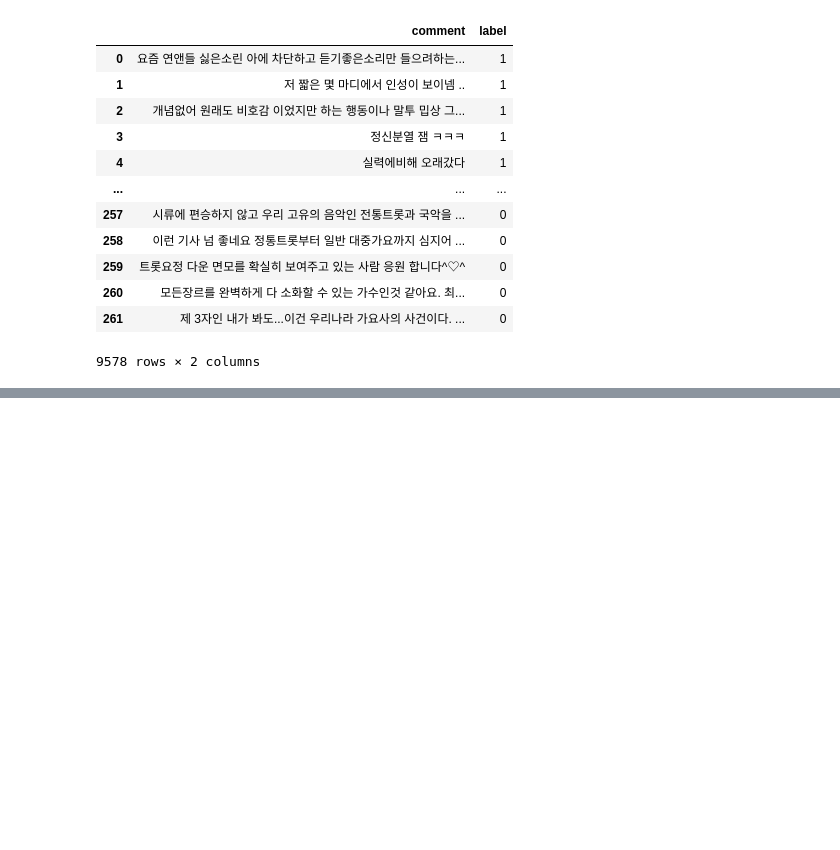
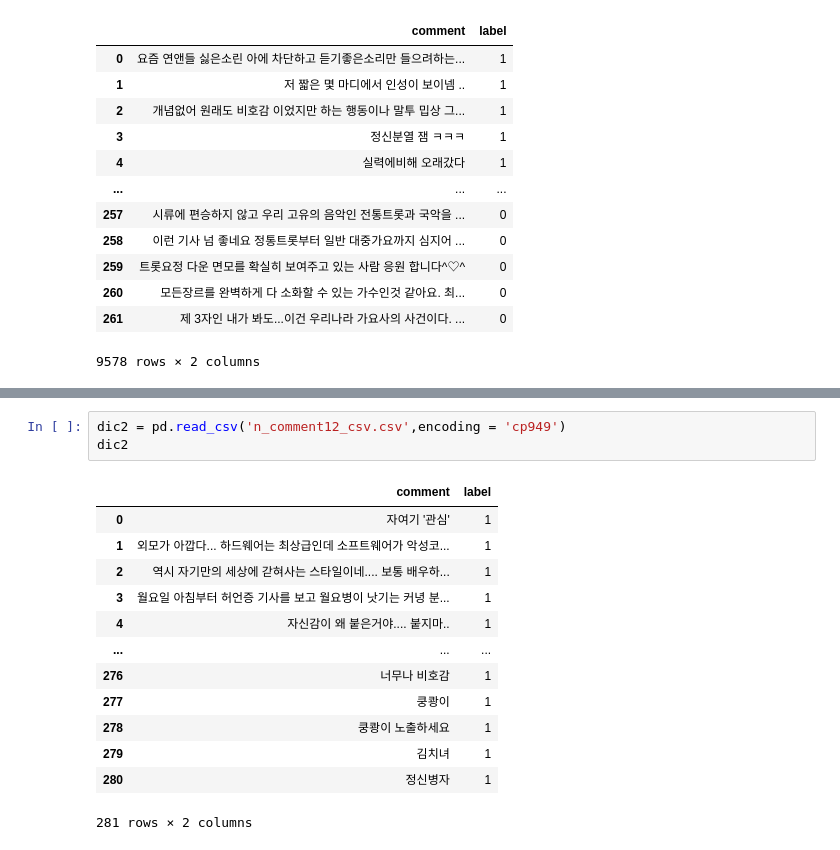
Before and after one commit to sooyeon-go/grad_project, a Jupyter notebook: comment_crawling_r/comment2_csv.ipynb, the cells around one changed output, grey strips where cells are left out. Saved outputs shown, nothing was run; the diff lists cells and outputs as text; blank space fills up the shorter version.

```diff
--- a/comment_crawling_r/comment2_csv.ipynb
+++ b/comment_crawling_r/comment2_csv.ipynb
@@ -143,0 +162,17 @@ fi
+# %%
+dic2 = pd.read_csv('n_comment12_csv.csv',encoding = 'cp949')
+dic2
+# %% [output]
+|  | comment | label |
+| 0 | 자여기 '관심' | 1 |
+| 1 | 외모가 아깝다... 하드웨어는 최상급인데 소프트웨어가 악성코... | 1 |
+| 2 | 역시 자기만의 세상에 갇혀사는 스타일이네.... 보통 배우하... | 1 |
+| 3 | 월요일 아침부터 허언증 기사를 보고 월요병이 낫기는 커녕 분... | 1 |
+| 4 | 자신감이 왜 붙은거야.... 붙지마.. | 1 |
+| ... | ... | ... |
+| 276 | 너무나 비호감 | 1 |
+| 277 | 쿵쾅이 | 1 |
+| 278 | 쿵쾅이 노출하세요 | 1 |
+| 279 | 김치녀 | 1 |
+| 280 | 정신병자 | 1 |
+281 rows × 2 columns
```
Also changed, not shown: parts of 3 cells of this notebook.
